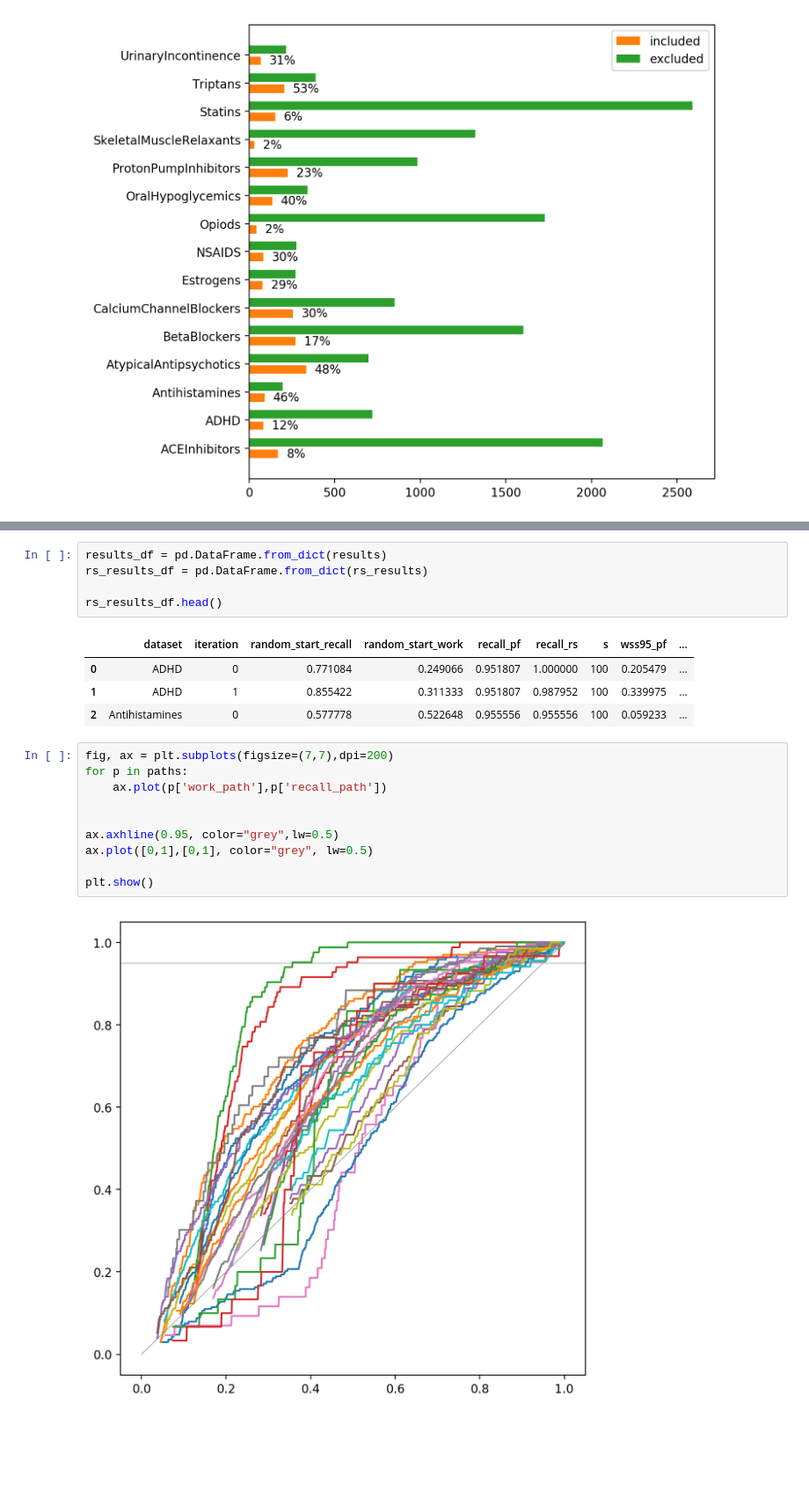
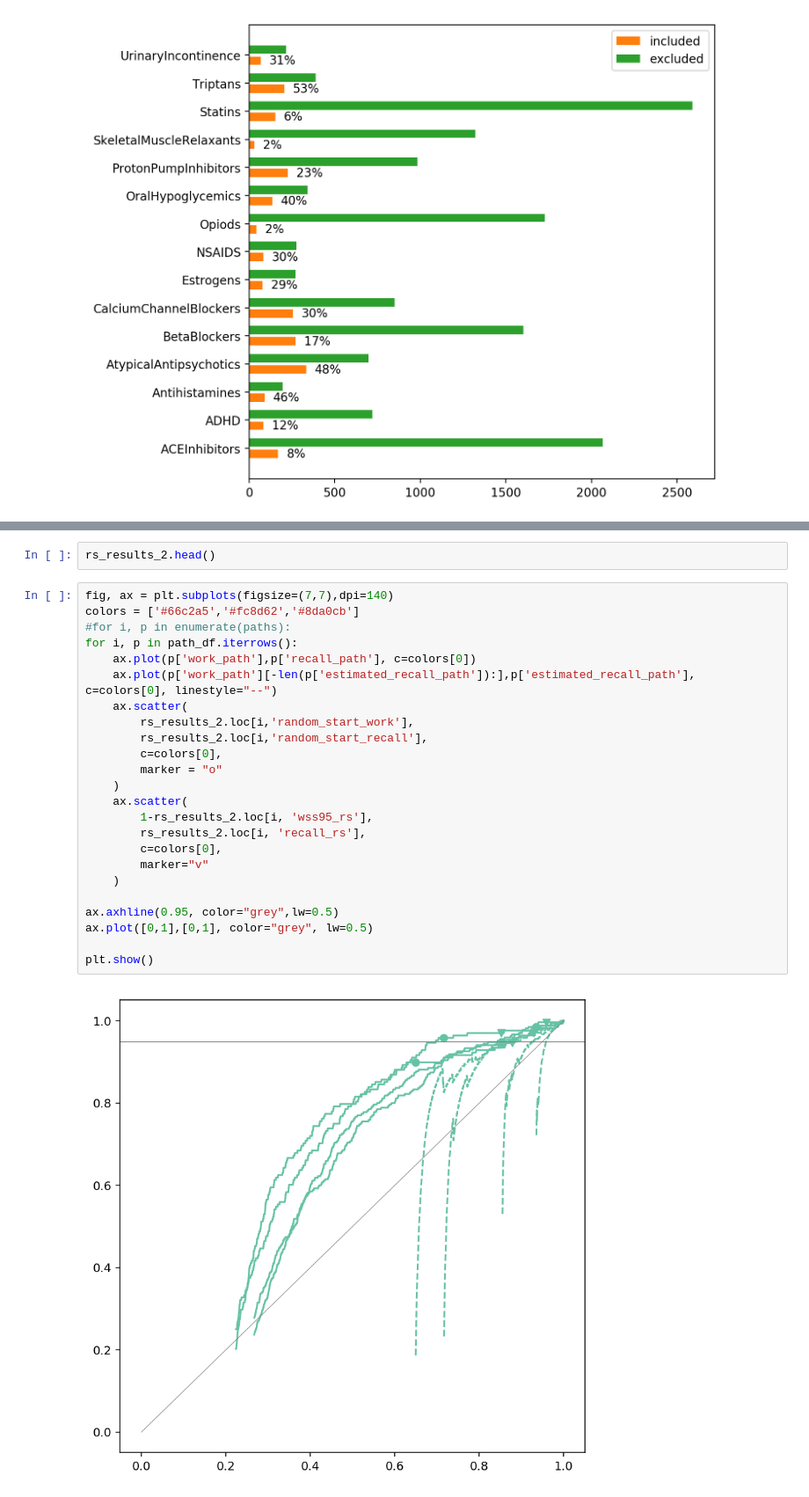
Before and after one commit to mcallaghan/rapid-screening, a Jupyter notebook: analysis/evaluation.ipynb, the cells around one changed output, grey strips where cells are left out. Shown: that part at 88% size. Drawn from its saved outputs; the diff is of its cells as text; blank space fills up the shorter version.

Commit message:
adjust random sample threshold

```diff
--- a/analysis/evaluation.ipynb
+++ b/analysis/evaluation.ipynb
@@ -131,22 +140,28 @@ KeyboardInterrupt:
-# %%
-results_df = pd.DataFrame.from_dict(results)
-rs_results_df = pd.DataFrame.from_dict(rs_results)
-
-rs_results_df.head()
-# %% [output]
-|  | dataset | iteration | random_start_recall | random_start_work | recall_pf | recall_rs | s | wss95_pf | ... |
-| 0 | ADHD | 0 | 0.771084 | 0.249066 | 0.951807 | 1.000000 | 100 | 0.205479 | ... |
-| 1 | ADHD | 1 | 0.855422 | 0.311333 | 0.951807 | 0.987952 | 100 | 0.339975 | ... |
-| 2 | Antihistamines | 0 | 0.577778 | 0.522648 | 0.955556 | 0.955556 | 100 | 0.059233 | ... |
+# %%
+rs_results_2.head()
 # %%
-fig, ax = plt.subplots(figsize=(7,7),dpi=200)
-for p in paths:
-    ax.plot(p['work_path'],p['recall_path'])
-
+fig, ax = plt.subplots(figsize=(7,7),dpi=140)
+colors = ['#66c2a5','#fc8d62','#8da0cb']
+#for i, p in enumerate(paths):
+for i, p in path_df.iterrows():
+    ax.plot(p['work_path'],p['recall_path'], c=colors[0])
+    ax.plot(p['work_path'][-len(p['estimated_recall_path']):],p['estimated_recall_path'], c=colors[0], linestyle="--")
+    ax.scatter(
+        rs_results_2.loc[i,'random_start_work'],
+        rs_results_2.loc[i,'random_start_recall'],
+        c=colors[0],
+        marker = "o"
+    )
+    ax.scatter(
+        1-rs_results_2.loc[i, 'wss95_rs'],
+        rs_results_2.loc[i, 'recall_rs'],
+        c=colors[0],
+        marker="v"
+    )
 
 ax.axhline(0.95, color="grey",lw=0.5)
 ax.plot([0,1],[0,1], color="grey", lw=0.5)
 
 plt.show()
 # %% [output]
-[figure, old version]
+[figure, new version]
```
Also changed, not shown: parts of 13 cells of this notebook, 10 other files.
